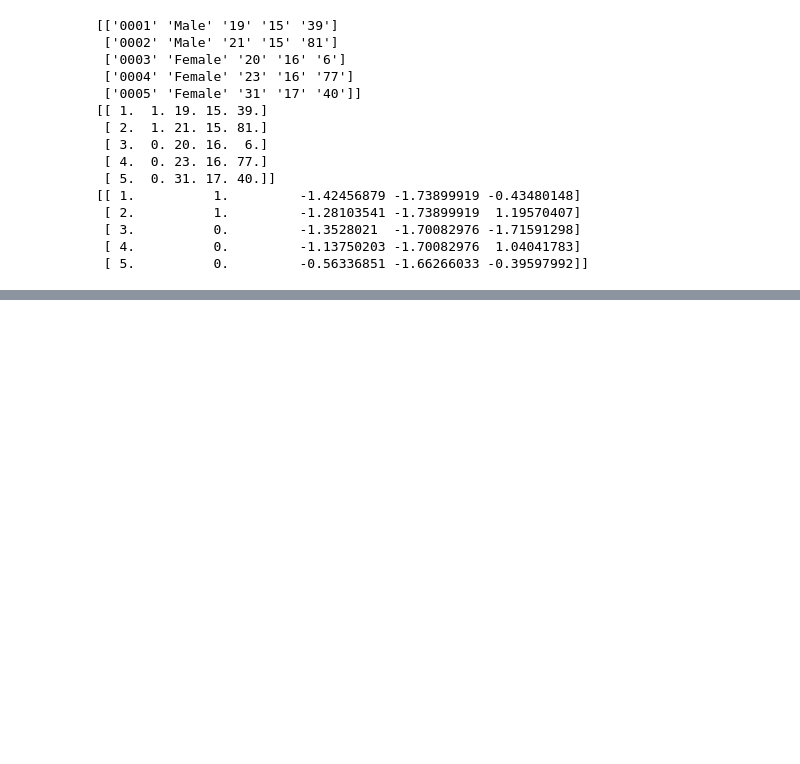
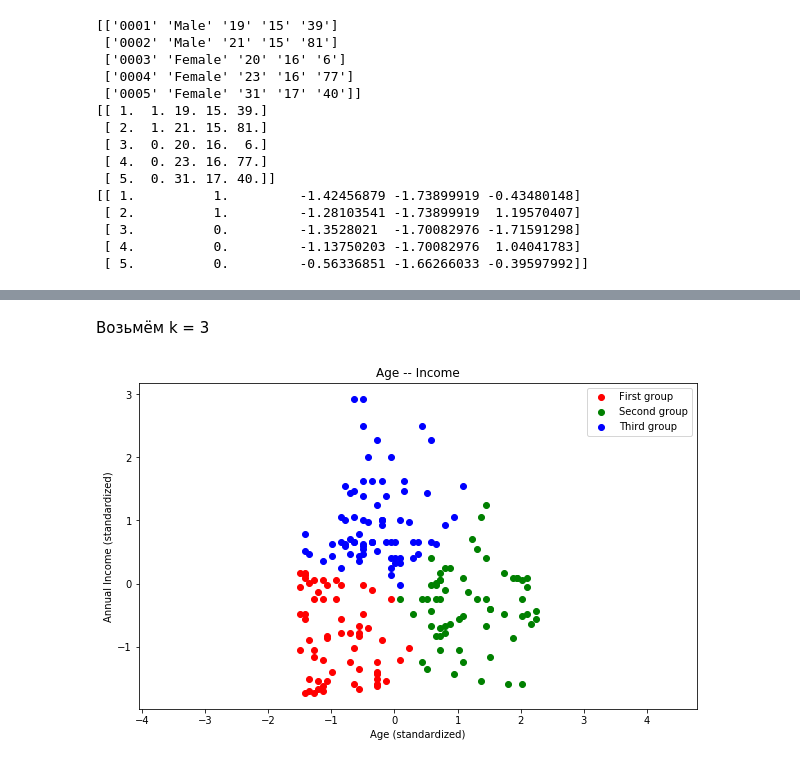
Before and after one commit to ChernykhAA/autumn2020, a Jupyter notebook: Hometask_2.ipynb, the cells around one changed output, grey strips where cells are left out. Drawn from its saved outputs; the diff is of its cells as text; code cells hidden in the pictures; blank space fills up the shorter version.

```diff
--- a/Hometask_2.ipynb
+++ b/Hometask_2.ipynb
@@ -167,0 +197,23 @@ print(np.hstack((data[:, :2], std_data))[:5])
+# %% [markdown]
+Возьмём k = 3
+# %%
+codebook, dist = my_kmeans(std_data[:, [0, 1]], 3)
+distortion = distance.cdist(std_data[:,[0, 1]], codebook, 'euclidean')
+matrix = np.hstack((std_data[:,[0,1]], np.argmin(distortion, axis = 1).reshape(len(distortion), 1)))
+group1 = np.vstack(row for row in matrix if row[-1] == 0)
+group2 = np.vstack(row for row in matrix if row[-1] == 1)
+group3 = np.vstack(row for row in matrix if row[-1] == 2)
+
+
+plt.figure(figsize = (10, 6))
+plt.scatter(group1[:, 0], group1[:, 1], c = 'r', label = 'First group')
+plt.scatter(group2[:, 0], group2[:, 1], c = 'g', label = 'Second group')
+plt.scatter(group3[:, 0], group3[:, 1], c = 'b', label = 'Third group')
+plt.axis('equal')
+plt.title('Age -- Income')
+plt.xlabel("Age (standardized)")
+plt.ylabel('Annual Income (standardized)')
+plt.legend()
+plt.show()
+# %% [output]
+[figure, added]
```
Also changed, not shown: parts of 19 cells of this notebook.
